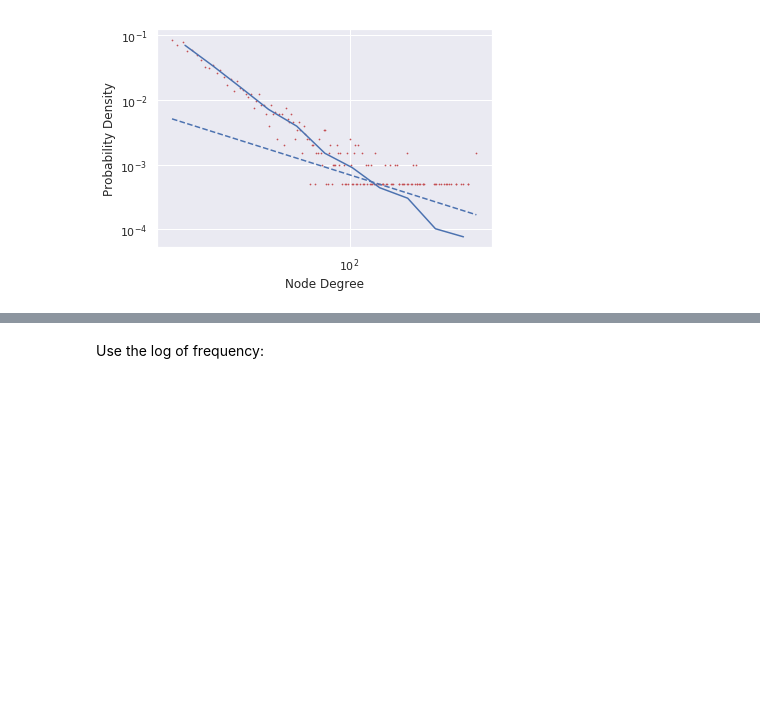
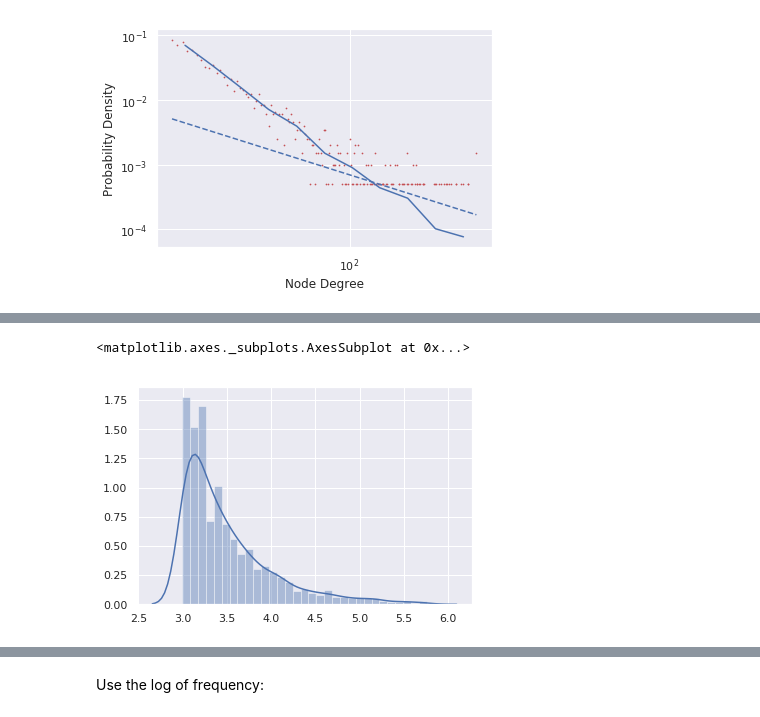
Before and after one commit to GTmac/emb-geometry, a Jupyter notebook: Geometry.ipynb, the cells around one changed output, grey strips where cells are left out. Cells and saved outputs as stored; diff of their text form; code cells hidden in the pictures; blank space fills up the shorter version.

```diff
--- a/Geometry.ipynb
+++ b/Geometry.ipynb
@@ -72,3 +220,8 @@ print('alpha= ',fit.power_law.alpha,'  sigma= ',fit.power_law.sigma)
+# %%
+sns.distplot(np.log(d))
+# %% [output]
+<matplotlib.axes._subplots.AxesSubplot at 0x...>
+[figure, added]
 # %%
 python3 src/randne.py --input /home/hcchen/emb-geometry/ba-n=2000-m=20.mat \
 --output /home/hcchen/emb-geometry/rp-ba-n=2000-m=20.mat -q 3 -d 128 --weights 1 0.01 0.001
```
Also changed, not shown: parts of 82 cells of this notebook.
